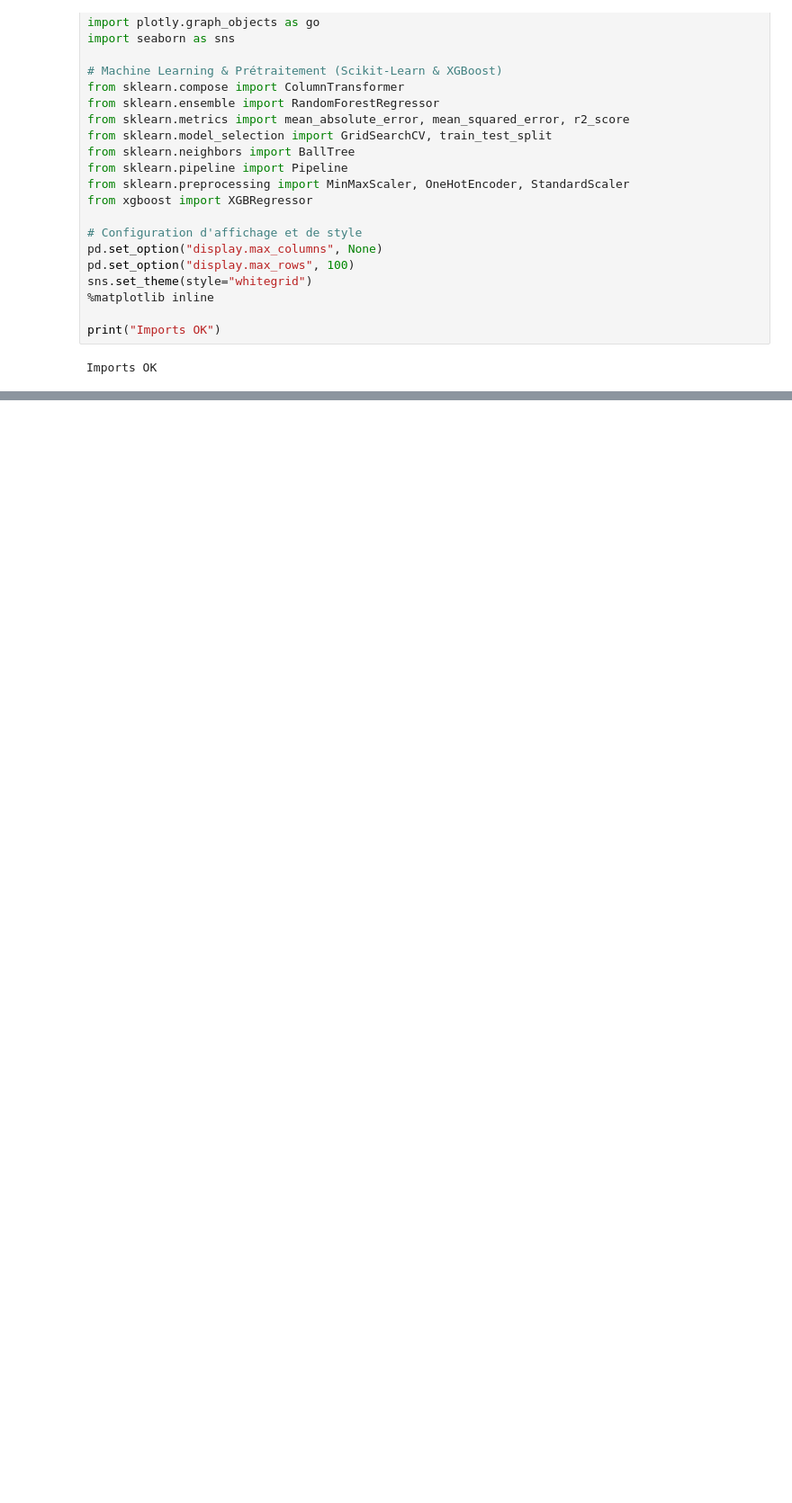
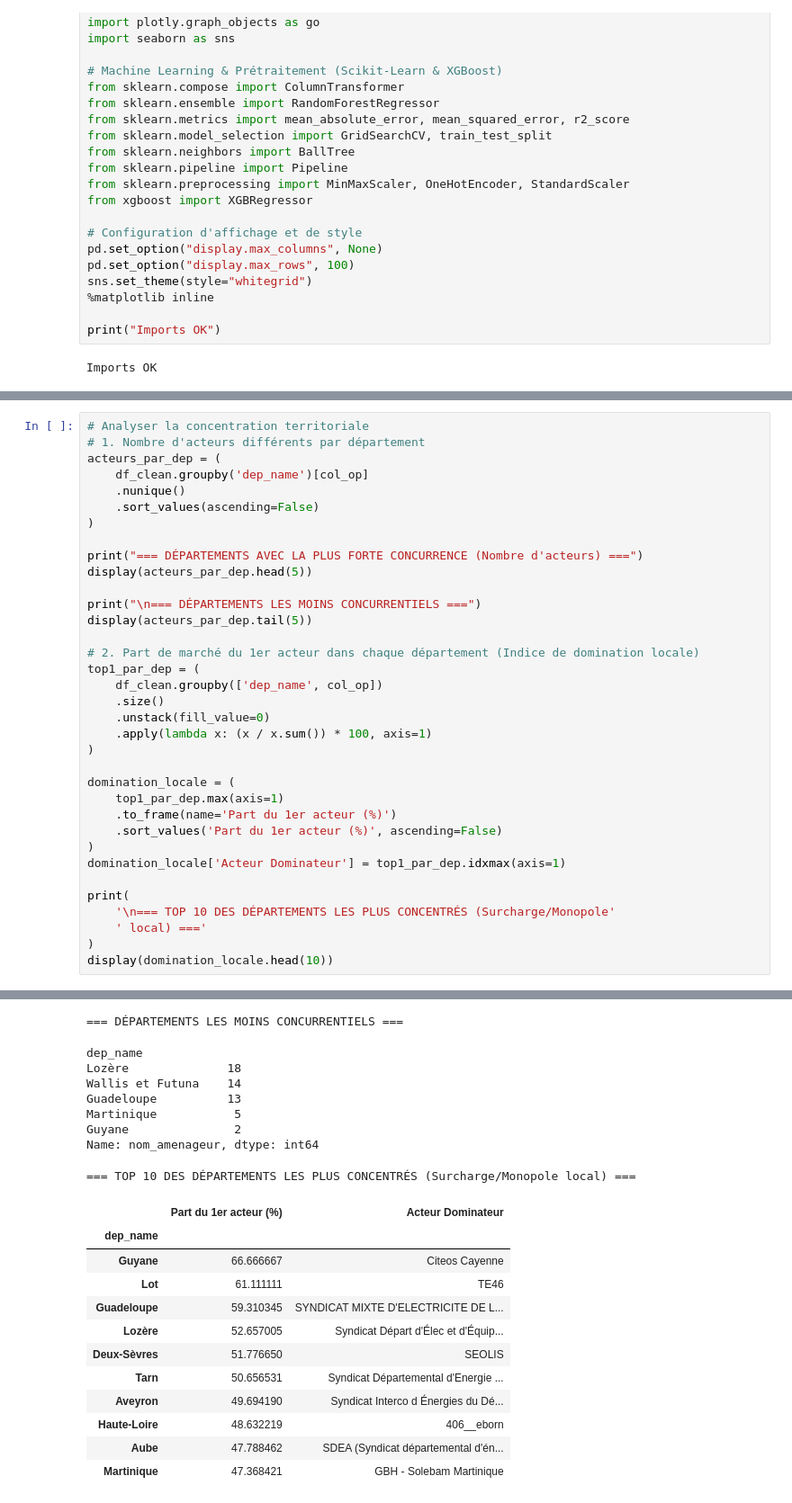
Before and after one commit to CharmelleG/irve-bornes-recharge-ml_Charmelle, a Jupyter notebook: src/01_eda_cleaning.ipynb, the cells around one changed output, grey strips where cells are left out. Shown at 90% size. Saved outputs shown, nothing was run; the diff lists cells and outputs as text; blank space fills up the shorter version.

```diff
--- a/src/01_eda_cleaning.ipynb
+++ b/src/01_eda_cleaning.ipynb
@@ -647,0 +866,36 @@ Le tableau ci-dessous résume l'impact des différentes phases du pipeline sur l
+# %%
+# Analyser la concentration territoriale
+# 1. Nombre d'acteurs différents par département
+acteurs_par_dep = (
+    df_clean.groupby('dep_name')[col_op]
+    .nunique()
+    .sort_values(ascending=False)
+)
+
+print("=== DÉPARTEMENTS AVEC LA PLUS FORTE CONCURRENCE (Nombre d'acteurs) ===")
+display(acteurs_par_dep.head(5))
+
+print("\n=== DÉPARTEMENTS LES MOINS CONCURRENTIELS ===")
+display(acteurs_par_dep.tail(5))
+
+# 2. Part de marché du 1er acteur dans chaque département (Indice de domination locale)
+top1_par_dep = (
+    df_clean.groupby(['dep_name', col_op])
+    .size()
+    .unstack(fill_value=0)
+    .apply(lambda x: (x / x.sum()) * 100, axis=1)
+)
+
+domination_locale = (
+    top1_par_dep.max(axis=1)
+    .to_frame(name='Part du 1er acteur (%)')
+    .sort_values('Part du 1er acteur (%)', ascending=False)
+)
+domination_locale['Acteur Dominateur'] = top1_par_dep.idxmax(axis=1)
+
+print(
+    '\n=== TOP 10 DES DÉPARTEMENTS LES PLUS CONCENTRÉS (Surcharge/Monopole'
+    ' local) ==='
+)
+display(domination_locale.head(10))
+# %% [output]
@@ -647,0 +910,21 @@ Le tableau ci-dessous résume l'impact des différentes phases du pipeline sur l
+=== DÉPARTEMENTS LES MOINS CONCURRENTIELS ===
+dep_name
+Lozère              18
+Wallis et Futuna    14
+Guadeloupe          13
+Martinique           5
+Guyane               2
+Name: nom_amenageur, dtype: int64
+=== TOP 10 DES DÉPARTEMENTS LES PLUS CONCENTRÉS (Surcharge/Monopole local) ===
+|  | Part du 1er acteur (%) | Acteur Dominateur |
+| dep_name |  |  |
+| Guyane | 66.666667 | Citeos Cayenne |
+| Lot | 61.111111 | TE46 |
+| Guadeloupe | 59.310345 | SYNDICAT MIXTE D'ELECTRICITE DE L... |
+| Lozère | 52.657005 | Syndicat Départ d'Élec et d'Équip... |
+| Deux-Sèvres | 51.776650 | SEOLIS |
+| Tarn | 50.656531 | Syndicat Départemental d'Energie ... |
+| Aveyron | 49.694190 | Syndicat Interco d Énergies du Dé... |
+| Haute-Loire | 48.632219 | 406__eborn |
+| Aube | 47.788462 | SDEA (Syndicat départemental d'én... |
+| Martinique | 47.368421 | GBH - Solebam Martinique |
```
Also changed, not shown: parts of 15 cells of this notebook, 4 other files.
